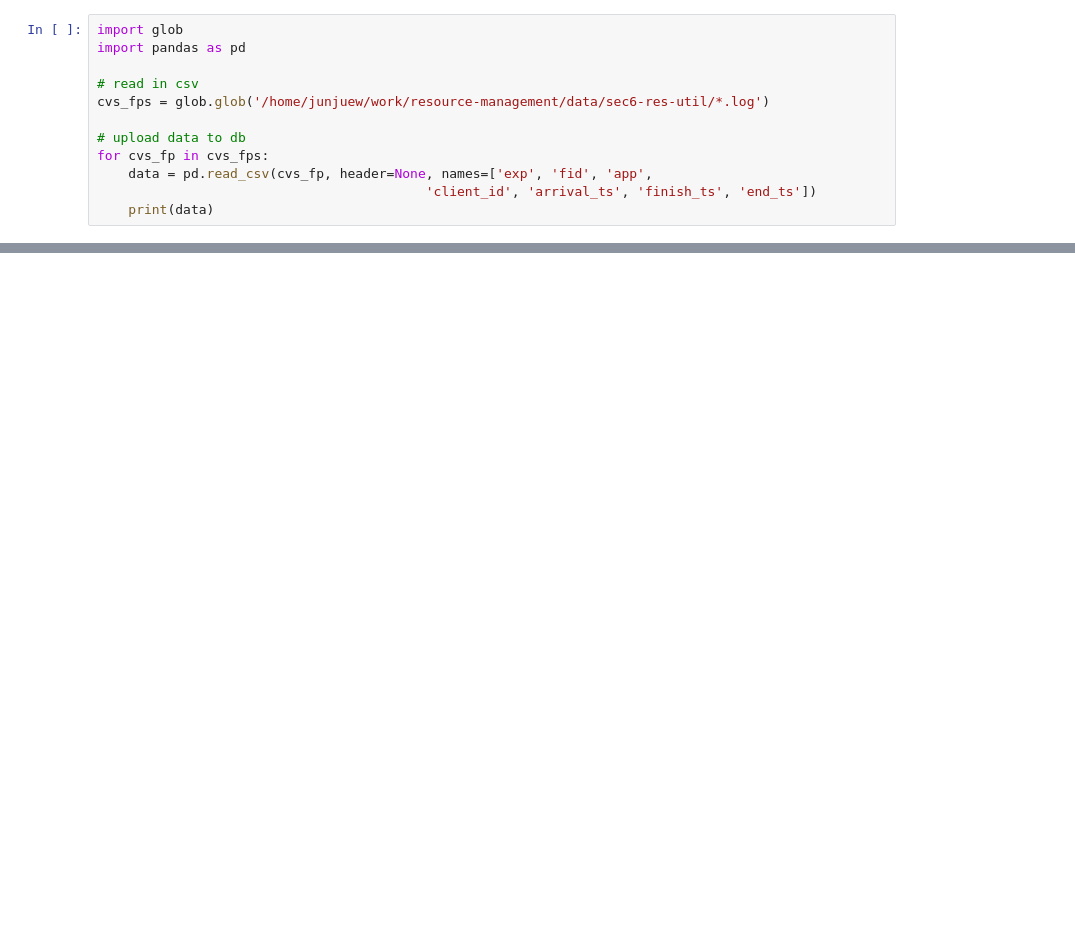
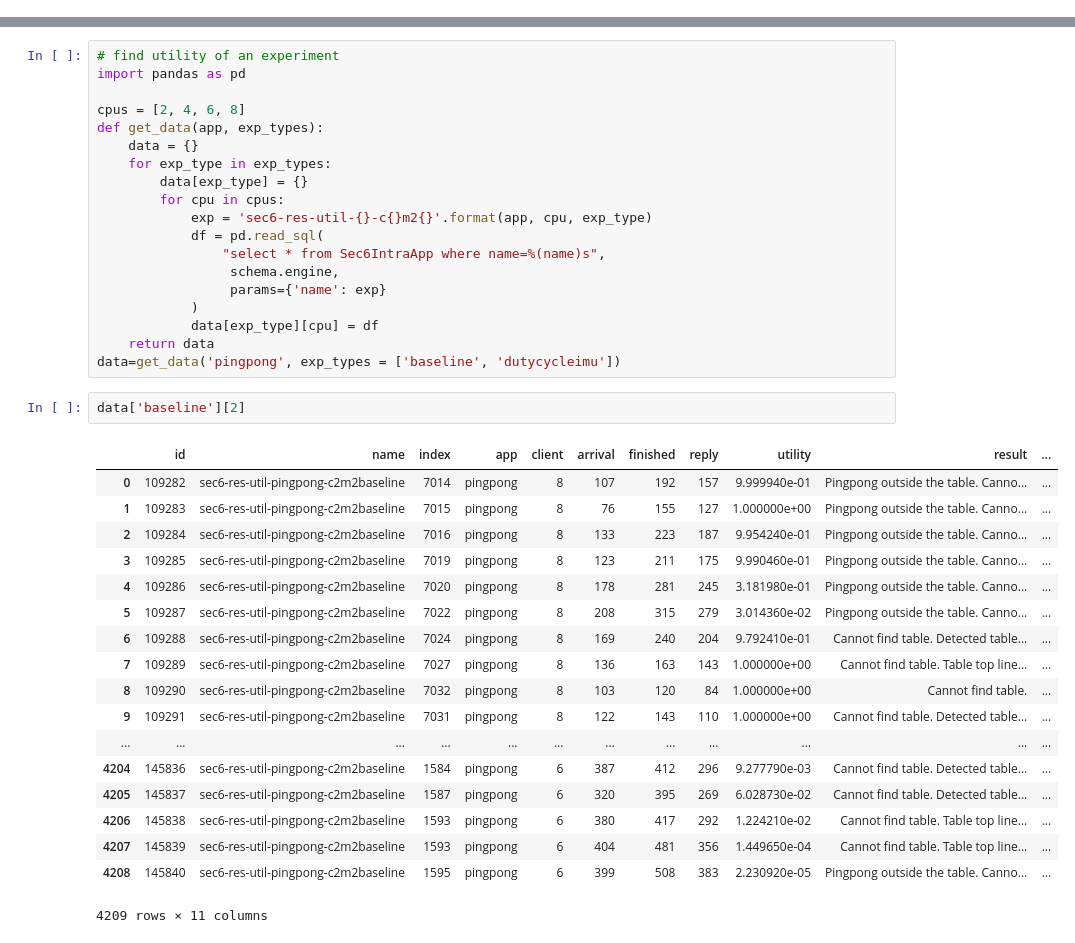
Before and after one commit to cmusatyalab/sec19-scalable-edge-native-applications, a Jupyter notebook: visualization/sec6-res-util.ipynb, the cells around one changed output, grey strips where cells are left out. Saved outputs shown, nothing was run; the diff lists cells and outputs as text; blank space fills up the shorter version.

```diff
--- a/visualization/sec6-res-util.ipynb
+++ b/visualization/sec6-res-util.ipynb
@@ -1,12 +0,0 @@
-# %%
-import glob
-import pandas as pd
-
-# read in csv
-cvs_fps = glob.glob('/home/junjuew/work/resource-management/data/sec6-res-util/*.log')
-
-# upload data to db
-for cvs_fp in cvs_fps:
-    data = pd.read_csv(cvs_fp, header=None, names=['exp', 'fid', 'app',
-                                          'client_id', 'arrival_ts', 'finish_ts', 'end_ts'])
-    print(data)
@@ -34,0 +128,40 @@ for cvs_fp in cvs_fps:
+# %%
+# find utility of an experiment
+import pandas as pd
+
+cpus = [2, 4, 6, 8]
+def get_data(app, exp_types):
+    data = {}
+    for exp_type in exp_types:
+        data[exp_type] = {}
+        for cpu in cpus:
+            exp = 'sec6-res-util-{}-c{}m2{}'.format(app, cpu, exp_type)
+            df = pd.read_sql(
+                "select * from Sec6IntraApp where name=%(name)s",
+                 schema.engine,
+                 params={'name': exp}
+            )
+            data[exp_type][cpu] = df
+    return data
+data=get_data('pingpong', exp_types = ['baseline', 'dutycycleimu'])
+# %%
+data['baseline'][2]
+# %% [output]
+|  | id | name | index | app | client | arrival | finished | reply | utility | result | ... |
+| 0 | 109282 | sec6-res-util-pingpong-c2m2baseline | 7014 | pingpong | 8 | 107 | 192 | 157 | 9.999940e-01 | Pingpong outside the table. Canno... | ... |
+| 1 | 109283 | sec6-res-util-pingpong-c2m2baseline | 7015 | pingpong | 8 | 76 | 155 | 127 | 1.000000e+00 | Pingpong outside the table. Canno... | ... |
+| 2 | 109284 | sec6-res-util-pingpong-c2m2baseline | 7016 | pingpong | 8 | 133 | 223 | 187 | 9.954240e-01 | Pingpong outside the table. Canno... | ... |
+| 3 | 109285 | sec6-res-util-pingpong-c2m2baseline | 7019 | pingpong | 8 | 123 | 211 | 175 | 9.990460e-01 | Pingpong outside the table. Canno... | ... |
+| 4 | 109286 | sec6-res-util-pingpong-c2m2baseline | 7020 | pingpong | 8 | 178 | 281 | 245 | 3.181980e-01 | Pingpong outside the table. Canno... | ... |
+| 5 | 109287 | sec6-res-util-pingpong-c2m2baseline | 7022 | pingpong | 8 | 208 | 315 | 279 | 3.014360e-02 | Pingpong outside the table. Canno... | ... |
+| 6 | 109288 | sec6-res-util-pingpong-c2m2baseline | 7024 | pingpong | 8 | 169 | 240 | 204 | 9.792410e-01 | Cannot find table. Detected table... | ... |
+| 7 | 109289 | sec6-res-util-pingpong-c2m2baseline | 7027 | pingpong | 8 | 136 | 163 | 143 | 1.000000e+00 | Cannot find table. Table top line... | ... |
+| 8 | 109290 | sec6-res-util-pingpong-c2m2baseline | 7032 | pingpong | 8 | 103 | 120 | 84 | 1.000000e+00 | Cannot find table. | ... |
+| 9 | 109291 | sec6-res-util-pingpong-c2m2baseline | 7031 | pingpong | 8 | 122 | 143 | 110 | 1.000000e+00 | Cannot find table. Detected table... | ... |
+| ... | ... | ... | ... | ... | ... | ... | ... | ... | ... | ... | ... |
+| 4204 | 145836 | sec6-res-util-pingpong-c2m2baseline | 1584 | pingpong | 6 | 387 | 412 | 296 | 9.277790e-03 | Cannot find table. Detected table... | ... |
+| 4205 | 145837 | sec6-res-util-pingpong-c2m2baseline | 1587 | pingpong | 6 | 320 | 395 | 269 | 6.028730e-02 | Cannot find table. Detected table... | ... |
+| 4206 | 145838 | sec6-res-util-pingpong-c2m2baseline | 1593 | pingpong | 6 | 380 | 417 | 292 | 1.224210e-02 | Cannot find table. Table top line... | ... |
+| 4207 | 145839 | sec6-res-util-pingpong-c2m2baseline | 1593 | pingpong | 6 | 404 | 481 | 356 | 1.449650e-04 | Cannot find table. Table top line... | ... |
+| 4208 | 145840 | sec6-res-util-pingpong-c2m2baseline | 1595 | pingpong | 6 | 399 | 508 | 383 | 2.230920e-05 | Pingpong outside the table. Canno... | ... |
+4209 rows × 11 columns
```
Also changed, not shown: parts of 9 cells of this notebook, 40 other files.
